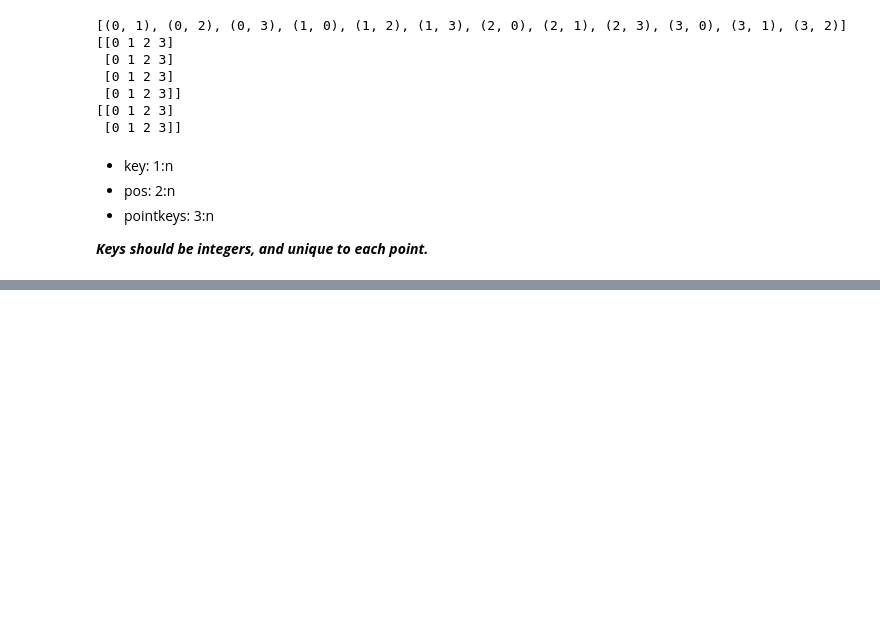
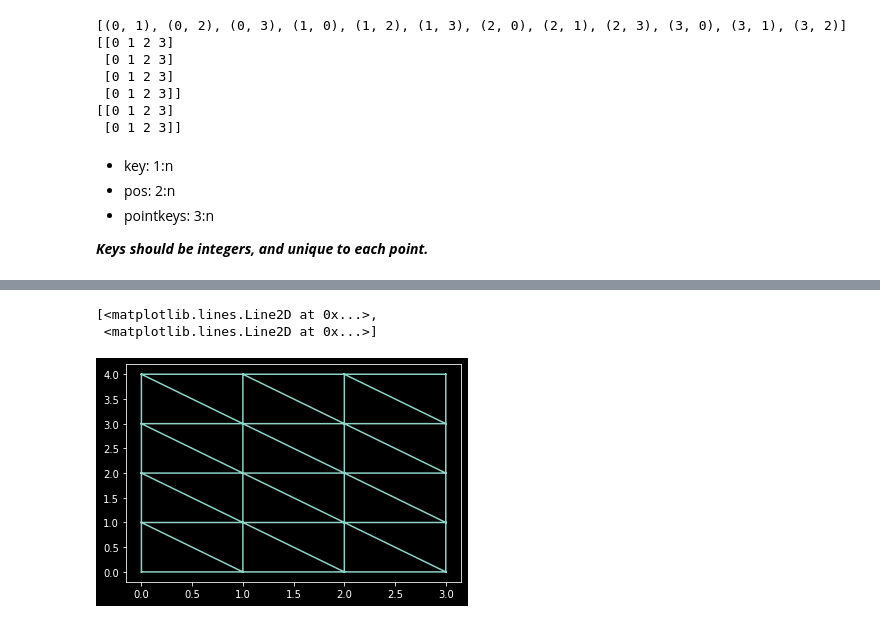
Before and after one commit to JHNothias/S6Maillage, a Jupyter notebook: Triangulation.ipynb, the cells around one changed output, grey strips where cells are left out. Saved outputs shown, nothing was run; the diff lists cells and outputs as text; code cells hidden in the pictures; blank space fills up the shorter version.

Commit message:
Polished the regular square lattice generation (used a neat modulo trick!)

```diff
--- a/Triangulation.ipynb
+++ b/Triangulation.ipynb
@@ -91,0 +68,13 @@ print(sqlattice(5,8))
+# %%
+def pIn(x,y, Y): return x*Y + y
+def pX(t, Y): return (abs(t) - (abs(t)%Y))//Y
+def pY(t, Y): return abs(t)%Y
+def genSquareTri(X, Y):
+    Points = np.array([[x,y] for x in range(X+1) for y in range(Y+1)])
+    Tris = glue(
+        np.array([[pIn(pX(t, Y), pY(t, Y)+1, Y+1), pIn(pX(t, Y)+1, pY(t, Y)+1, Y+1), pIn(pX(t, Y)+1, pY(t, Y), Y+1)]
+        if t >= 0 else
+        [pIn(pX(t, Y), pY(t, Y), Y+1), pIn(pX(t, Y), pY(t, Y)+1, Y+1), pIn(pX(t, Y)+1, pY(t, Y), Y+1)]
+        for t in range(-X*Y+1, X*Y)]),
+        [0, 1, Y+1])
+    return Points[:,0], Points[:,1], np.array(Tris)
@@ -91,0 +101,6 @@ print(sqlattice(5,8))
+# %%
+plt.triplot(*genSquareTri(3,4))
+# %% [output]
+[<matplotlib.lines.Line2D at 0x...>,
+ <matplotlib.lines.Line2D at 0x...>]
+[figure, added]
```
Also changed, not shown: parts of 7 cells of this notebook, 1 other file.
